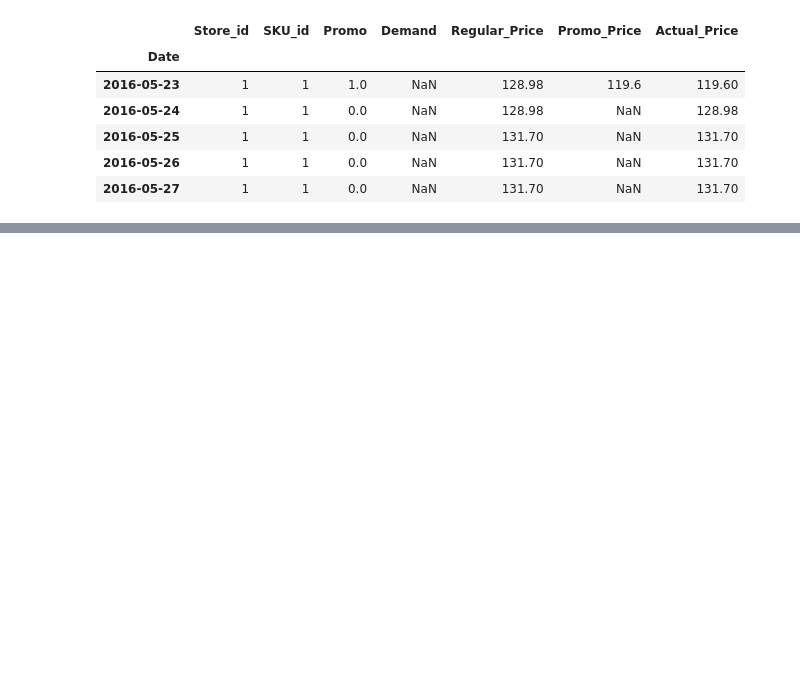
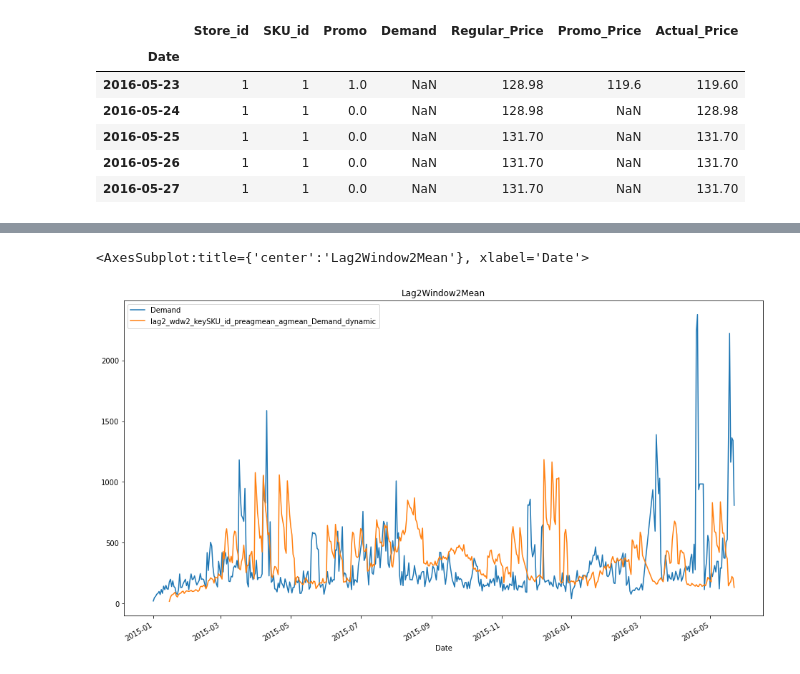
Before and after one commit to aromanenko/DLDF, a Jupyter notebook: FeatureEngineering.ipynb, the cells around one changed output, grey strips where cells are left out. Cells and saved outputs as stored; diff of their text form; code cells hidden in the pictures; blank space fills up the shorter version.

```diff
--- a/FeatureEngineering.ipynb
+++ b/FeatureEngineering.ipynb
@@ -198,0 +359,5 @@ data[idx]
+# %%
+data_lagged_features[data_lagged_features['SKU_id'] == 1].set_index('Date')[['Demand', 'lag2_wdw2_keySKU_id_preagmean_agmean_Demand_dynamic']].head(5000).tail(500).plot(figsize=(16,9), title='Lag2Window2Mean')
+# %% [output]
+<AxesSubplot:title={'center':'Lag2Window2Mean'}, xlabel='Date'>
+[figure, added]
```
Also changed, not shown: parts of 21 cells of this notebook, 2 other files.
